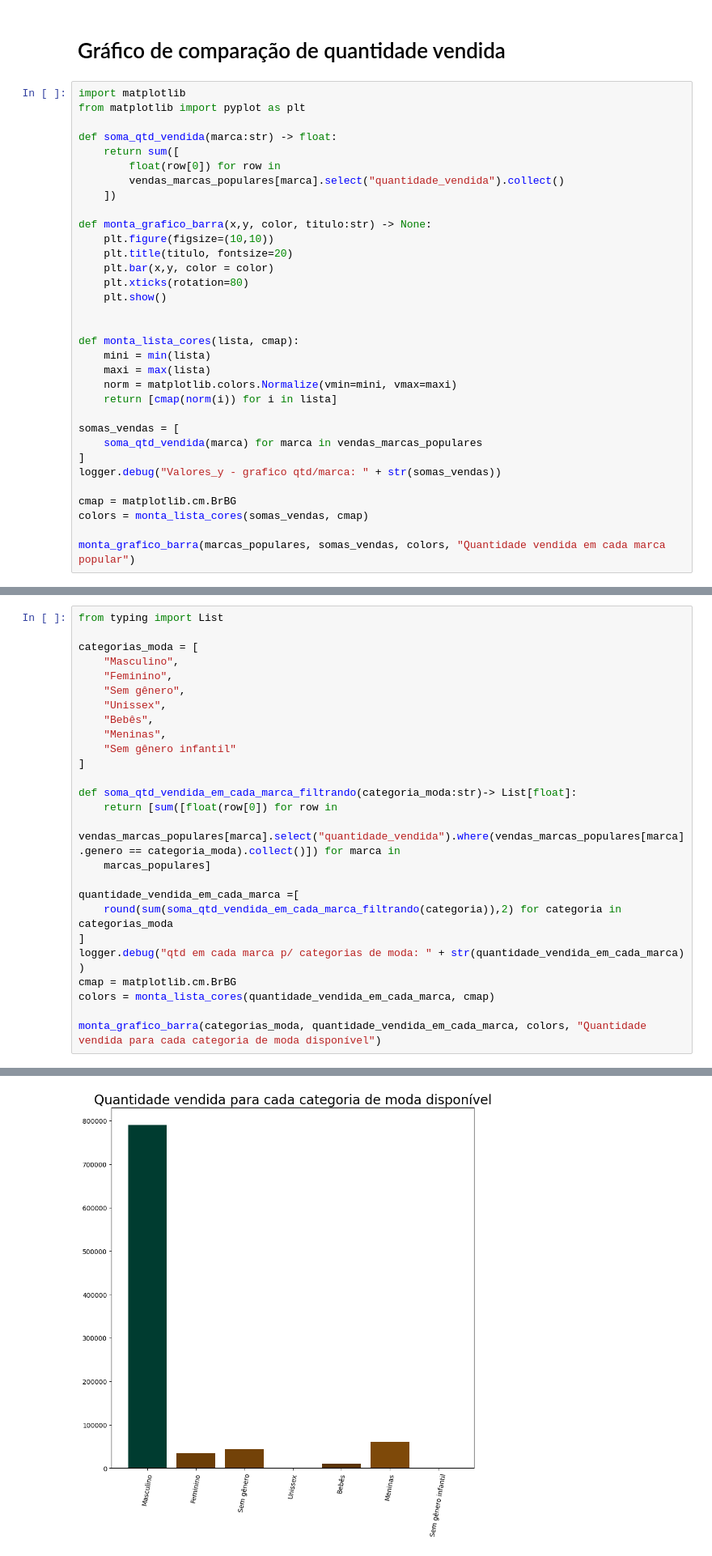
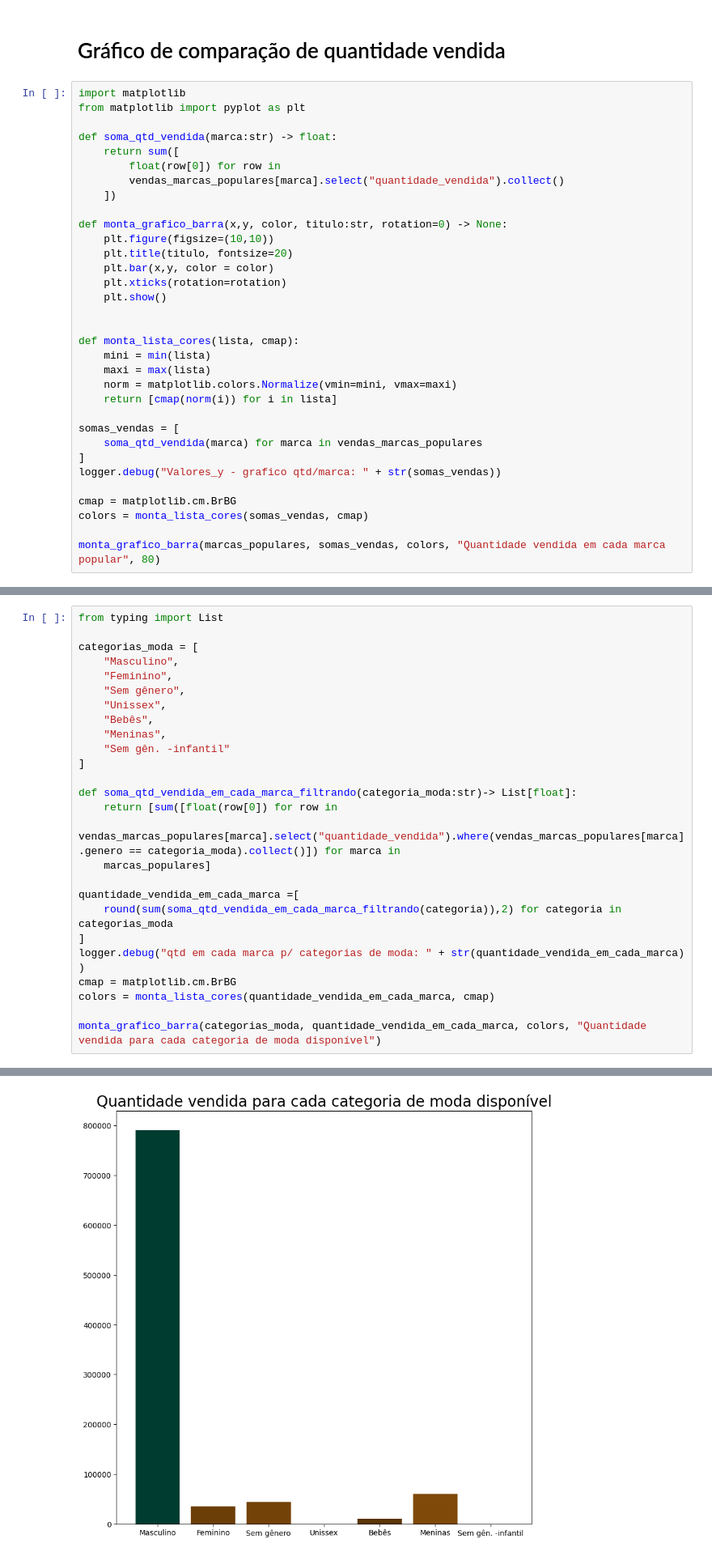
Before and after one commit to ThiagoKS-7/a3-analise-e-bigdata, a Jupyter notebook: a3-analise-dado.ipynb, the cells around one changed output, grey strips where cells are left out. Shown at 81% size. Drawn from its saved outputs; the diff is of its cells as text.

Commit message:
Updates most sold product chart

```diff
--- a/a3-analise-dado.ipynb
+++ b/a3-analise-dado.ipynb
@@ -193,11 +193,11 @@ def soma_qtd_vendida(marca:str) -> float:
         vendas_marcas_populares[marca].select("quantidade_vendida").collect()
     ])
 
-def monta_grafico_barra(x,y, color, titulo:str) -> None:
+def monta_grafico_barra(x,y, color, titulo:str, rotation=0) -> None:
     plt.figure(figsize=(10,10))
     plt.title(titulo, fontsize=20)
     plt.bar(x,y, color = color)
-    plt.xticks(rotation=80)
+    plt.xticks(rotation=rotation)
     plt.show()
 
 
@@ -215,5 +215,5 @@ logger.debug("Valores_y - grafico qtd/marca: " + str(somas_vendas))
 cmap = matplotlib.cm.BrBG
 colors = monta_lista_cores(somas_vendas, cmap)
 
-monta_grafico_barra(marcas_populares, somas_vendas, colors, "Quantidade vendida em cada marca popular")
+monta_grafico_barra(marcas_populares, somas_vendas, colors, "Quantidade vendida em cada marca popular", 80)
 # %% [output]
@@ -346,7 +350,7 @@ categorias_moda = [
     "Unissex",
     "Bebês",
     "Meninas",
-    "Sem gênero infantil"
+    "Sem gên. -infantil"
 ]
 
 def soma_qtd_vendida_em_cada_marca_filtrando(categoria_moda:str)-> List[float]:
@@ -367 +371 @@ monta_grafico_barra(categorias_moda, quantidade_vendida_em_cada_marca, colors, "
-[figure, old version]
+[figure, new version]
```
Also changed, not shown: parts of 8 cells of this notebook.
